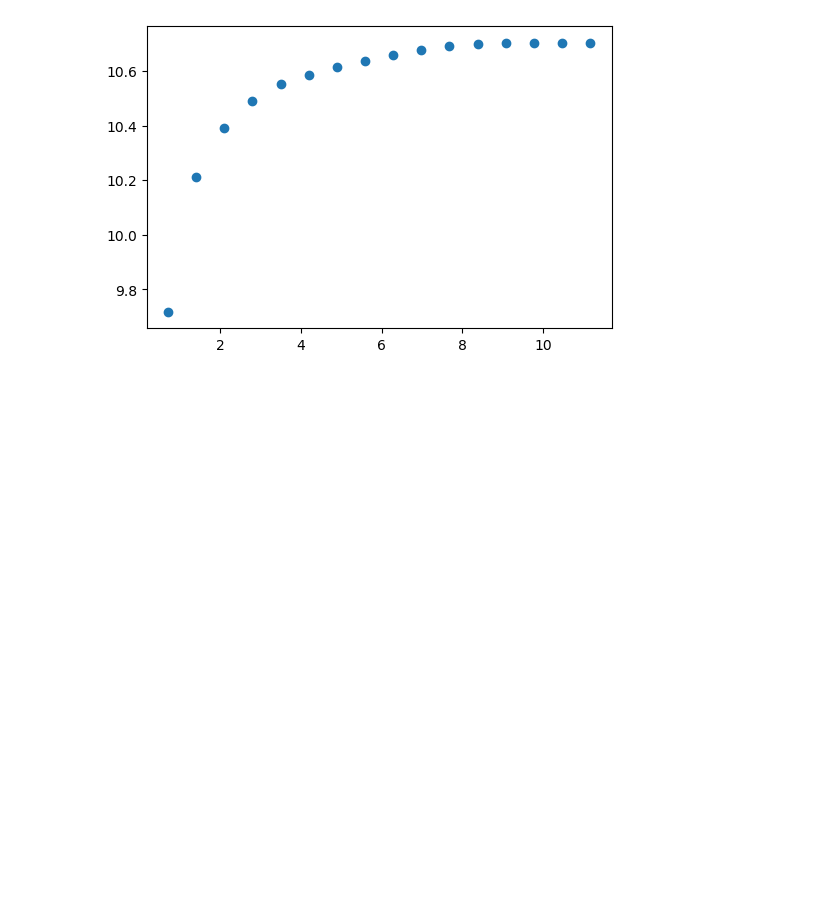
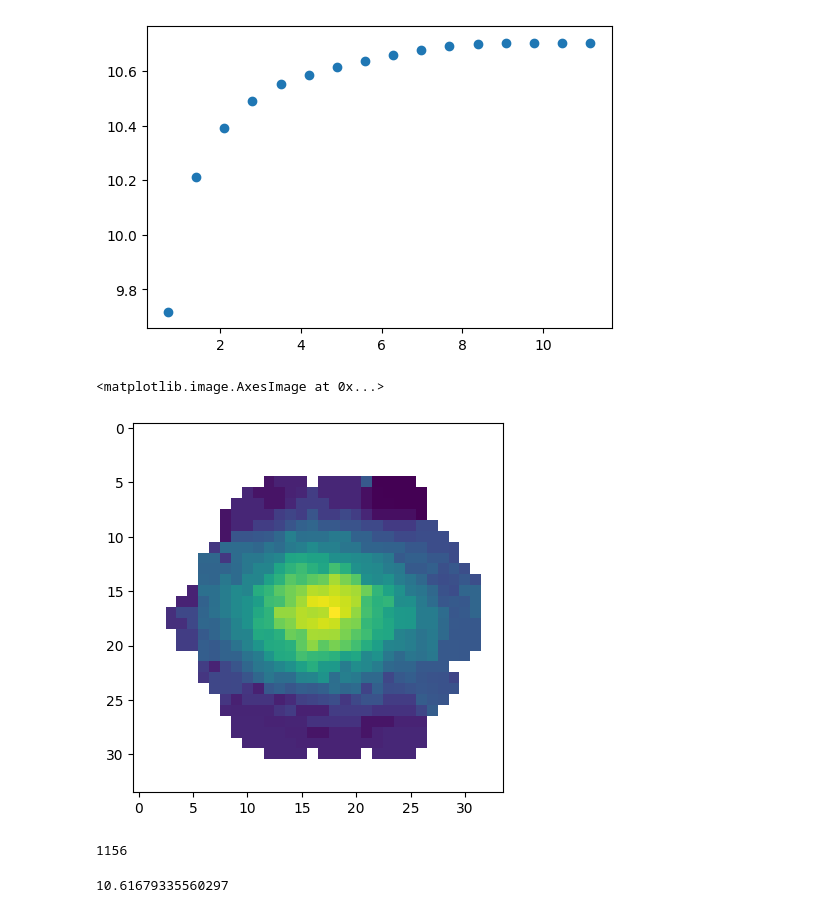
Before and after one commit to kadglass/RotationCurves, a Jupyter notebook: notebooks/test_elliptical_functions.ipynb, the cells around one changed output. Drawn from its saved outputs; the diff is of its cells as text; code cells hidden in the pictures; blank space fills up the shorter version.

```diff
--- a/notebooks/test_elliptical_functions.ipynb
+++ b/notebooks/test_elliptical_functions.ipynb
@@ -913,3 +913,16 @@ plt.scatter(data_table['radius'], data_table['M_star'])
 # %% [output]
 <matplotlib.collections.PathCollection at 0x...>
 [figure]
+# %%
+gal_ID = '11011-1901'
+
+maps = extract_Pipe3d_data(PIPE3D_FOLDER, gal_ID, ['sMass'])
+# %%
+plt.imshow(maps['sMass_density'])
+# %% [output]
+<matplotlib.image.AxesImage at 0x...>
+[figure, added]
+# %%
+len(np.ndarray.flatten(maps['sMass_density']))
+# %% [output]
+1156
@@ -915,0 +935,4 @@ plt.scatter(data_table['radius'], data_table['M_star'])
+# %%
+np.log10(np.sum(10**msMass_flat))
+# %% [output]
+10.61679335560297
```
Also changed, not shown: parts of 4 cells of this notebook.
